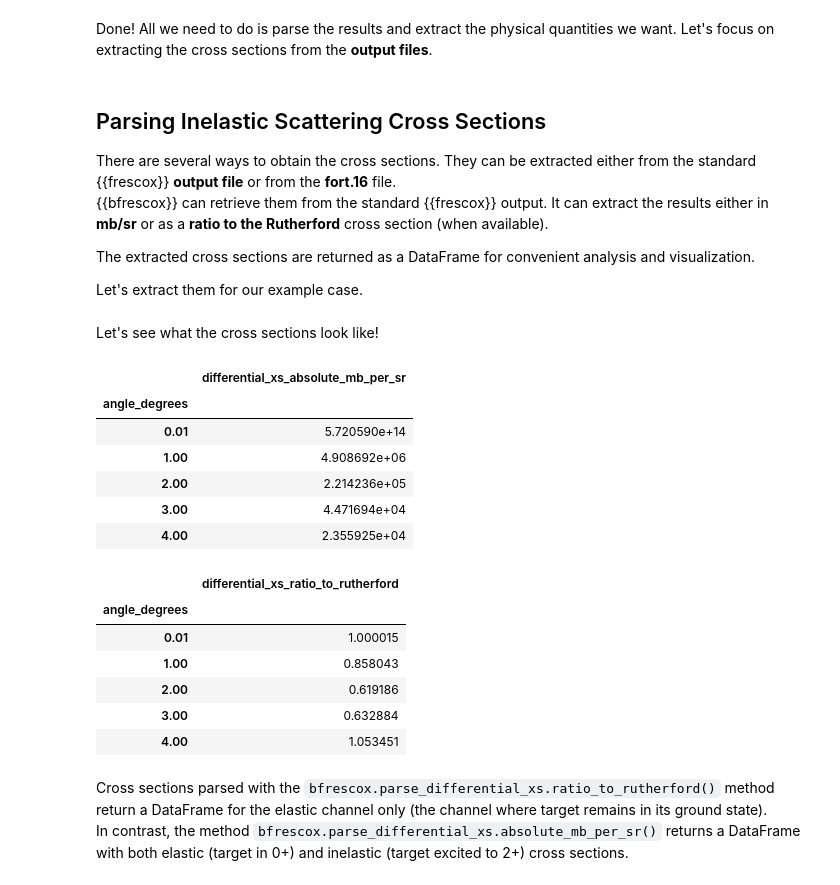
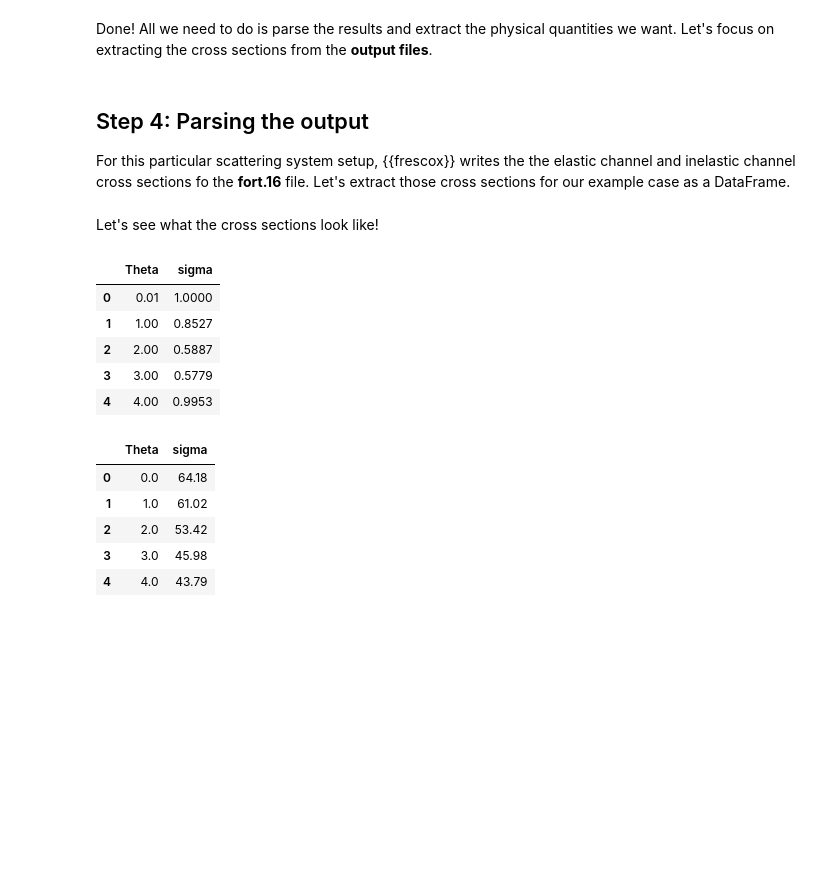
Before and after one commit to bandframework/Bfrescox, a Jupyter notebook: book/notebooks/inelastic_from_template_example.ipynb, the cells around one changed output. Saved outputs shown, nothing was run; the diff lists cells and outputs as text; code cells hidden in the pictures; blank space fills up the shorter version.

```diff
--- a/book/notebooks/inelastic_from_template_example.ipynb
+++ b/book/notebooks/inelastic_from_template_example.ipynb
@@ -88,0 +25,6 @@ We now have generated the {{frescox}} inelastic *template** for the system! Let'
+# %%
+# Folder to which all frescox input/output files will be written to
+EXAMPLE_DIR = Path.cwd().joinpath("12C_4He_inelastic_example")
+if EXAMPLE_DIR.exists():
+    shutil.rmtree(EXAMPLE_DIR)
+os.mkdir(EXAMPLE_DIR)
@@ -156 +117,15 @@ cfg = bfrescox.Configuration.from_template(
+# %%
+elastic_optical_model_parameters = {
+    "rC":  1.2, "delta_2": 1.3,
+    "V":  40.0, "r":   1.2, "a":   0.65, "W":  10.0, "rw":   1.2, "aw":   0.5,
+    "Vs":  0,   "rs":  1.2, "as":  0.5,  "Ws":  0,   "rws":  1.2, "aws":  0.5,
+    "Vso": 0,   "rso": 1.0, "aso": 0.65, "Wso": 0,   "rwso": 1.0, "awso": 0.65
+}
+
+cfg = bfrescox.Configuration.from_template(
+    TEMPLATE_PATH,
+    EXAMPLE_DIR.joinpath("frescox.in"),
+    elastic_optical_model_parameters,
+    overwrite=True,
+)
 # %% [markdown]
@@ -189,49 +166,32 @@ Now that we have generated the {{frescox}} **input file**, running the inelastic
 # %%
-# Run the frescox simulation
-bfrescox.run_simulation(cfg, frescox_output, cwd=".", overwrite=True)
+bfrescox.run_simulation(cfg, EXAMPLE_DIR.joinpath("frescox.out"), cwd=EXAMPLE_DIR)
 # %% [markdown]
 Done! All we need to do is parse the results and extract the physical quantities we want. Let's focus on extracting the cross sections from the **output files**.
 # %% [markdown]
-## Parsing Inelastic Scattering Cross Sections
 
-There are several ways to obtain the cross sections. They can be extracted either from the standard {{frescox}} **output file** or from the **fort.16** file.
-{{bfrescox}}  can retrieve them from the standard {{frescox}} output. It can extract the results either in **mb/sr** or as a **ratio to the Rutherford** cross section (when available).
 
-The extracted cross sections are returned as a DataFrame for convenient analysis and visualization.
-
-Let's extract them for our example case.
+## Step 4: Parsing the output
+For this particular scattering system setup, {{frescox}} writes the the elastic channel and inelastic channel cross sections fo the **fort.16** file.  Let's extract those cross sections for our example case as a DataFrame.
 # %%
-# Parse the frescox output file to extract differential cross section results
-results_df = bfrescox.parse_differential_xs.absolute_mb_per_sr(
-                            frescox_output
-                        )
-
-# Can also parse the results as ratio to Rutherford WHEN AVAILABLE
-results_df_r2r = bfrescox.parse_differential_xs.ratio_to_rutherford(
-                            frescox_output
-                        )
+fort16_df = bfrescox.parse_fort16(EXAMPLE_DIR.joinpath("fort.16"))
+elastic_channel_xs = fort16_df["channel_1"]
+inelastic_channel_xs = fort16_df["channel_2"]
 # %% [markdown]
 Let's see what the cross sections look like!
 # %%
-# Note that ration to Rutherford is used only for the elastic channel,
-# The results are parsed in a pandas DataFrame
-display(results_df.head())
-display(results_df_r2r.head())
+# Note that ration to Rutherford is used  for the elastic channel,
+display(elastic_channel_xs.head())
+display(inelastic_channel_xs.head())
 # %% [output]
-|  | differential_xs_absolute_mb_per_sr |
-| angle_degrees |  |
-| 0.01 | 5.720590e+14 |
-| 1.00 | 4.908692e+06 |
-| 2.00 | 2.214236e+05 |
-| 3.00 | 4.471694e+04 |
-| 4.00 | 2.355925e+04 |
+|  | Theta | sigma |
+| 0 | 0.01 | 1.0000 |
+| 1 | 1.00 | 0.8527 |
+| 2 | 2.00 | 0.5887 |
+| 3 | 3.00 | 0.5779 |
+| 4 | 4.00 | 0.9953 |
-|  | differential_xs_ratio_to_rutherford |
-| angle_degrees |  |
-| 0.01 | 1.000015 |
-| 1.00 | 0.858043 |
-| 2.00 | 0.619186 |
-| 3.00 | 0.632884 |
-| 4.00 | 1.053451 |
+|  | Theta | sigma |
+| 0 | 0.0 | 64.18 |
+| 1 | 1.0 | 61.02 |
+| 2 | 2.0 | 53.42 |
+| 3 | 3.0 | 45.98 |
+| 4 | 4.0 | 43.79 |
-# %% [markdown]
-Cross sections parsed with the `bfrescox.parse_differential_xs.ratio_to_rutherford()` method return a DataFrame for the elastic channel only (the channel where target remains in its ground state).
-In contrast, the method `bfrescox.parse_differential_xs.absolute_mb_per_sr()` returns a DataFrame with both elastic (target in 0+) and inelastic (target excited to 2+) cross sections.
```
Also changed, not shown: parts of 28 cells of this notebook, 1 other file.
